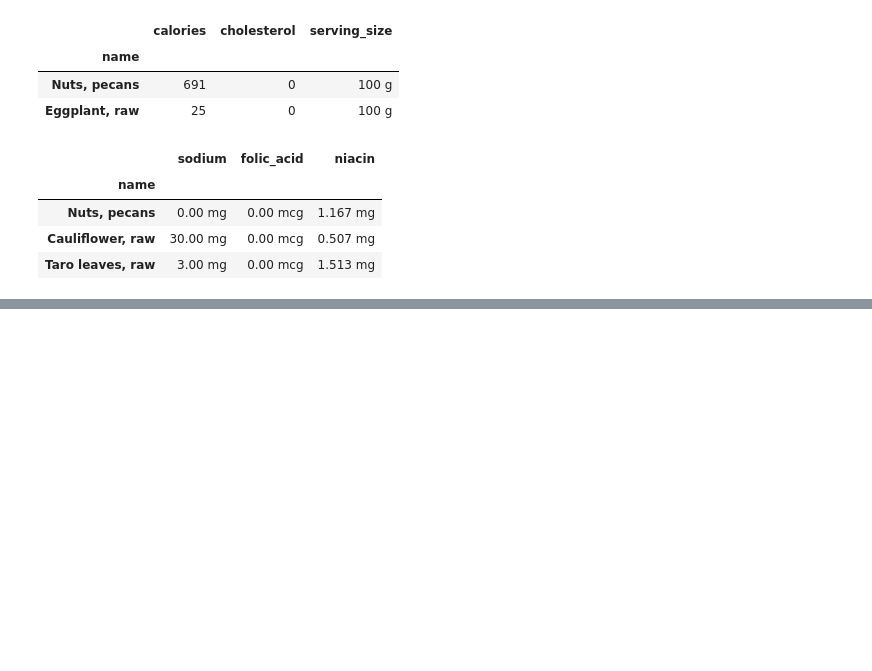
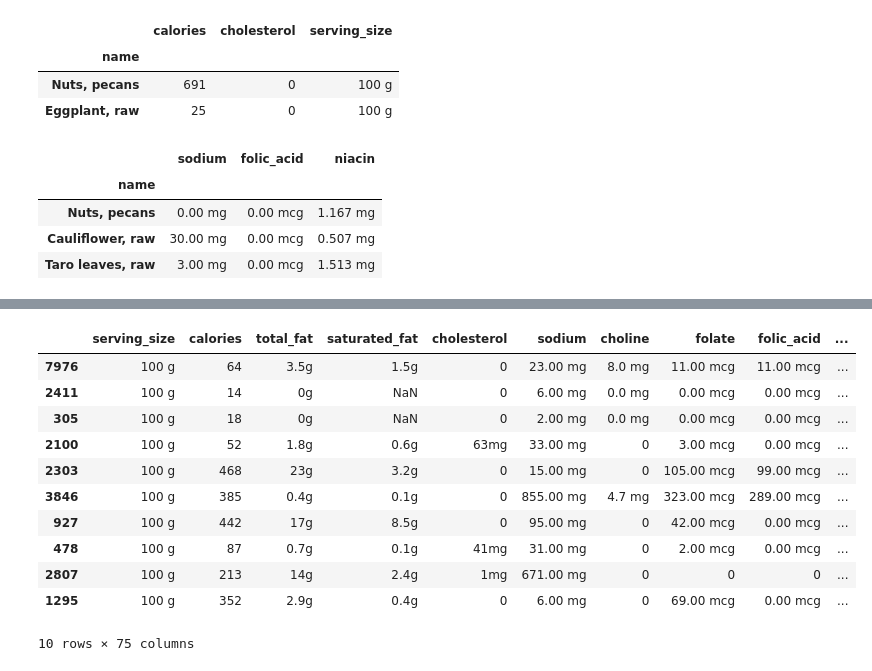
Before and after one commit to bartosz-bear/notebooks, a Jupyter notebook: sandbox/sandbox.ipynb, the cells around one changed output, grey strips where cells are left out. Saved outputs shown, nothing was run; the diff lists cells and outputs as text; code cells hidden in the pictures; blank space fills up the shorter version.

```diff
--- a/sandbox/sandbox.ipynb
+++ b/sandbox/sandbox.ipynb
@@ -1226,0 +1237,17 @@ nutrition.iloc[[1, 5, 6], [5,8,9]]
+# %%
+nutr_minimum = nutrition.sample(10)
+# %%
+nutr_minimum
+# %% [output]
+|  | serving_size | calories | total_fat | saturated_fat | cholesterol | sodium | choline | folate | folic_acid | ... |
+| 7976 | 100 g | 64 | 3.5g | 1.5g | 0 | 23.00 mg | 8.0 mg | 11.00 mcg | 11.00 mcg | ... |
+| 2411 | 100 g | 14 | 0g | NaN | 0 | 6.00 mg | 0.0 mg | 0.00 mcg | 0.00 mcg | ... |
+| 305 | 100 g | 18 | 0g | NaN | 0 | 2.00 mg | 0.0 mg | 0.00 mcg | 0.00 mcg | ... |
+| 2100 | 100 g | 52 | 1.8g | 0.6g | 63mg | 33.00 mg | 0 | 3.00 mcg | 0.00 mcg | ... |
+| 2303 | 100 g | 468 | 23g | 3.2g | 0 | 15.00 mg | 0 | 105.00 mcg | 99.00 mcg | ... |
+| 3846 | 100 g | 385 | 0.4g | 0.1g | 0 | 855.00 mg | 4.7 mg | 323.00 mcg | 289.00 mcg | ... |
+| 927 | 100 g | 442 | 17g | 8.5g | 0 | 95.00 mg | 0 | 42.00 mcg | 0.00 mcg | ... |
+| 478 | 100 g | 87 | 0.7g | 0.1g | 41mg | 31.00 mg | 0 | 2.00 mcg | 0.00 mcg | ... |
+| 2807 | 100 g | 213 | 14g | 2.4g | 1mg | 671.00 mg | 0 | 0 | 0 | ... |
+| 1295 | 100 g | 352 | 2.9g | 0.4g | 0 | 6.00 mg | 0 | 69.00 mcg | 0.00 mcg | ... |
+10 rows × 75 columns
```
Also changed, not shown: parts of 81 cells of this notebook, 3 other files.
